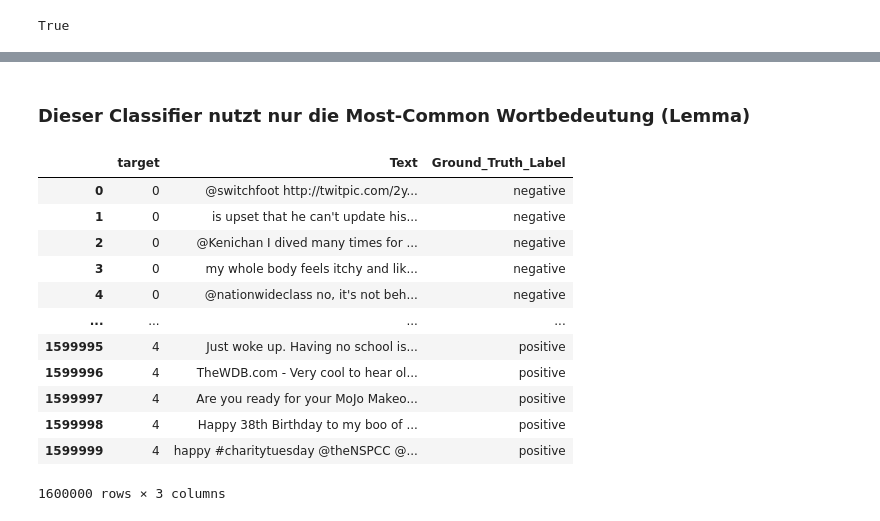
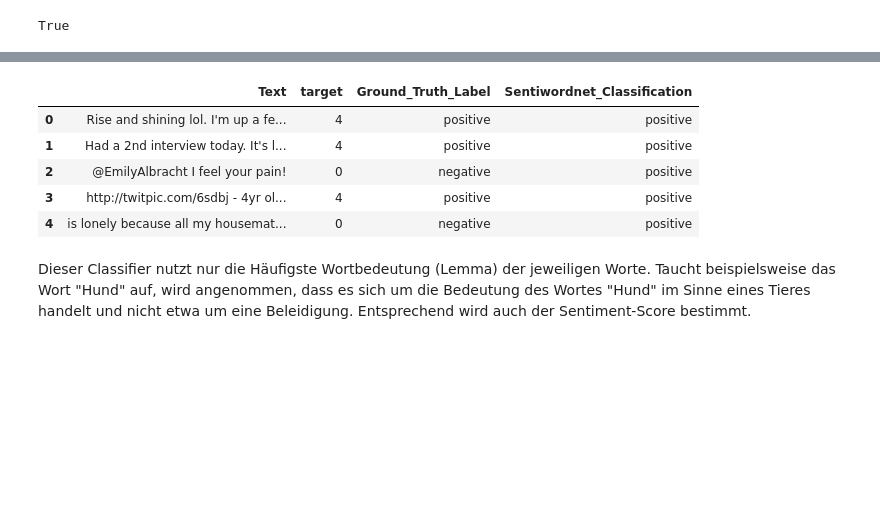
Before and after one commit to Lukas-wsc/Data-Exploration, a Jupyter notebook: Training/Rule-Based Approach/sentiwordnet_with_stopwords.ipynb, the cells around one changed output, grey strips where cells are left out. Cells and saved outputs as stored; diff of their text form; code cells hidden in the pictures; blank space fills up the shorter version.

```diff
--- a/Training/Rule-Based Approach/sentiwordnet_with_stopwords.ipynb
+++ b/Training/Rule-Based Approach/sentiwordnet_with_stopwords.ipynb
@@ -47,6 +51,15 @@ target
 Name: count, dtype: int64
-# %% [markdown]
-### Dieser Classifier nutzt nur die Most-Common Wortbedeutung (Lemma)
+# %%
+df_sentiwordnet_without_stopwords.head()
+# %% [output]
+|  | Text | target | Ground_Truth_Label | Sentiwordnet_Classification |
+| 0 | Rise and shining lol. I'm up a fe... | 4 | positive | positive |
+| 1 | Had a 2nd interview today. It's l... | 4 | positive | positive |
+| 2 | @EmilyAlbracht I feel your pain! | 0 | negative | positive |
+| 3 | http://twitpic.com/6sdbj - 4yr ol... | 4 | positive | positive |
+| 4 | is lonely because all my housemat... | 0 | negative | positive |
+# %% [markdown]
+Dieser Classifier nutzt nur die Häufigste Wortbedeutung (Lemma) der jeweiligen Worte. Taucht beispielsweise das Wort "Hund" auf, wird angenommen, dass es sich um die Bedeutung des Wortes "Hund" im Sinne eines Tieres handelt und nicht etwa um eine Beleidigung. Entsprechend wird auch der Sentiment-Score bestimmt.
 # %%
 def superNaiveSentiment(review):
     reviewPolarity = 0.0
@@ -68,22 +81,6 @@ def superNaiveSentiment(review):
             numExceptions += 1
         reviewPolarity += weight
     return reviewPolarity
-# %%
-df_sentiwordnet_without_stopwords
-# %% [output]
-|  | target | Text | Ground_Truth_Label |
-| 0 | 0 | @switchfoot http://twitpic.com/2y... | negative |
-| 1 | 0 | is upset that he can't update his... | negative |
-| 2 | 0 | @Kenichan I dived many times for ... | negative |
-| 3 | 0 | my whole body feels itchy and lik... | negative |
-| 4 | 0 | @nationwideclass no, it's not beh... | negative |
-| ... | ... | ... | ... |
-| 1599995 | 4 | Just woke up. Having no school is... | positive |
-| 1599996 | 4 | TheWDB.com - Very cool to hear ol... | positive |
-| 1599997 | 4 | Are you ready for your MoJo Makeo... | positive |
-| 1599998 | 4 | Happy 38th Birthday to my boo of ... | positive |
-| 1599999 | 4 | happy #charitytuesday @theNSPCC @... | positive |
-1600000 rows × 3 columns
 # %%
 df_sentiwordnet_without_stopwords['Sentiwordnet_Classification'] = df_sentiwordnet_without_stopwords['Text'].apply(lambda x: 'positive' if superNaiveSentiment(x) >= 0 else 'negative')
 # %%
```
Also changed, not shown: parts of 10 cells of this notebook, 5 other files.
